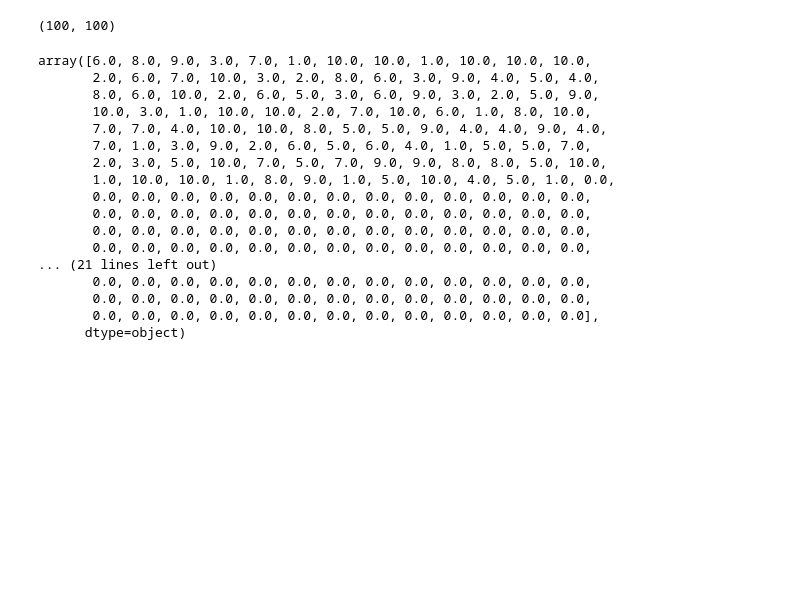
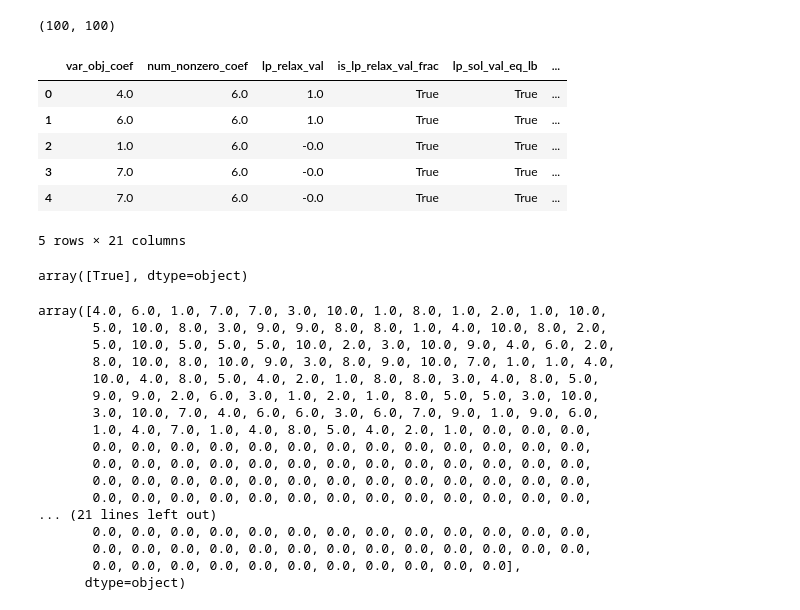
Before and after one commit to jinyi12/Data-driven-Optimization-of-EV-Charging-Coordination, a Jupyter notebook: preprocess_corlat.ipynb, the cells around one changed output. Cells and saved outputs as stored; diff of their text form; code cells hidden in the pictures; blank space fills up the shorter version.

```diff
--- a/preprocess_corlat.ipynb
+++ b/preprocess_corlat.ipynb
@@ -39,4 +43,4 @@ pickle_files = os.listdir("Data/corlat/pickle_raw_data/")
 # %%
-for file in pickle_files:
+for file in pickle_filenames:
     with open("Data/corlat/pickle_raw_data/"+file, "rb") as f:
         corlat_dataset.append(pkl.load(f))
@@ -57,3 +83,6 @@ with open("Data/corlat/processed_data/corlat_dataset.pkl", "wb") as f:
+# %%
+with open("Data/corlat/processed_data/corlat_dataset.pkl", "rb") as f:
+    corlat_dataset = pkl.load(f)
 # %%
 # print the keys of the dataset
 print("keys: ", corlat_dataset[0].keys())
@@ -203,12 +232,12 @@ corlat_dataset[0]["var_node_features"].head()
 # now one hot encode var_type column
 # ('C' for continuous, 'B' for binary, 'I' for integer, 'S' for semi-continuous, or 'N' for semi-integer).
 # Therefore we result in a total of 5 columns for var_type after one hot encoding
-# The dataset only contains 'C' and 'B' for var_type so we only need 2 columns
+
+categories = ['C', 'B', 'I', 'S', 'N']
+
 for i in range(len(corlat_dataset)):
+    corlat_dataset[i]["var_node_features"]["var_type"] = pd.Categorical(corlat_dataset[i]["var_node_features"]["var_type"], categories=categories)
     dummies = pd.get_dummies(corlat_dataset[i]["var_node_features"]["var_type"], prefix="var_type", prefix_sep="_")
-
-    # simple unit test to make sure that the one hot encoding converts the var_type column to 2 columns
-    assert dummies.shape[1] == 2
 
     # add the one hot encoded columns to the dataframe
     corlat_dataset[i]["var_node_features"] = pd.concat(
@@ -314,11 +344,11 @@ print(constraint_types)
 {'=', '<'}
 # %%
 # now one hot encode constraint_type column
+constraint_categories = ['<', '>', '=']
 for i in range(len(corlat_dataset)):
+    corlat_dataset[i]["constraint_node_features"]["constraint_type"] = pd.Categorical(corlat_dataset[i]["constraint_node_features"]["constraint_type"], categories=constraint_categories)
     dummies = pd.get_dummies(corlat_dataset[i]["constraint_node_features"]["constraint_type"], prefix="constraint_type", prefix_sep="_")
 
-    # simple unit test to make sure that the one hot encoding converts the constraint_type column is correct shape
-    assert dummies.shape[1] == 2
 
     # add the one hot encoded columns to the dataframe
     corlat_dataset[i]["constraint_node_features"] = pd.concat(
@@ -404,17 +434,31 @@ with open("Data/corlat/processed_data/corlat_preprocessed.pickle", "wb") as f:
 # load the preprocessed dataset
 with open("Data/corlat/processed_data/corlat_preprocessed.pickle", "rb") as f:
     preprocessed_corlat_dataset = pkl.load(f)
+# %%
+corlat_dataset[1050]["var_node_features"].head()
+# %% [output]
+|  | var_obj_coef | num_nonzero_coef | lp_relax_val | is_lp_relax_val_frac | lp_sol_val_eq_lb | ... |
+| 0 | 4.0 | 6.0 | 1.0 | True | True | ... |
+| 1 | 6.0 | 6.0 | 1.0 | True | True | ... |
+| 2 | 1.0 | 6.0 | -0.0 | True | True | ... |
+| 3 | 7.0 | 6.0 | -0.0 | True | True | ... |
+| 4 | 7.0 | 6.0 | -0.0 | True | True | ... |
+5 rows × 21 columns
+# %%
+preprocessed_corlat_dataset[1050]["var_node_features"].values.reshape(1, -1)[:, 4]
+# %% [output]
+array([True], dtype=object)
 # %%
-preprocessed_corlat_dataset[1050]["var_node_features"].values.ravel()[::18]
+preprocessed_corlat_dataset[1050]["var_node_features"].values.ravel()[::21]
 # %% [output]
-array([6.0, 8.0, 9.0, 3.0, 7.0, 1.0, 10.0, 10.0, 1.0, 10.0, 10.0, 10.0,
-       2.0, 6.0, 7.0, 10.0, 3.0, 2.0, 8.0, 6.0, 3.0, 9.0, 4.0, 5.0, 4.0,
-       8.0, 6.0, 10.0, 2.0, 6.0, 5.0, 3.0, 6.0, 9.0, 3.0, 2.0, 5.0, 9.0,
-       10.0, 3.0, 1.0, 10.0, 10.0, 2.0, 7.0, 10.0, 6.0, 1.0, 8.0, 10.0,
-       7.0, 7.0, 4.0, 10.0, 10.0, 8.0, 5.0, 5.0, 9.0, 4.0, 4.0, 9.0, 4.0,
-       7.0, 1.0, 3.0, 9.0, 2.0, 6.0, 5.0, 6.0, 4.0, 1.0, 5.0, 5.0, 7.0,
-       2.0, 3.0, 5.0, 10.0, 7.0, 5.0, 7.0, 9.0, 9.0, 8.0, 8.0, 5.0, 10.0,
-       1.0, 10.0, 10.0, 1.0, 8.0, 9.0, 1.0, 5.0, 10.0, 4.0, 5.0, 1.0, 0.0,
+array([4.0, 6.0, 1.0, 7.0, 7.0, 3.0, 10.0, 1.0, 8.0, 1.0, 2.0, 1.0, 10.0,
+       5.0, 10.0, 8.0, 3.0, 9.0, 9.0, 8.0, 8.0, 1.0, 4.0, 10.0, 8.0, 2.0,
+       5.0, 10.0, 5.0, 5.0, 5.0, 10.0, 2.0, 3.0, 10.0, 9.0, 4.0, 6.0, 2.0,
+       8.0, 10.0, 8.0, 10.0, 9.0, 3.0, 8.0, 9.0, 10.0, 7.0, 1.0, 1.0, 4.0,
+       10.0, 4.0, 8.0, 5.0, 4.0, 2.0, 1.0, 8.0, 8.0, 3.0, 4.0, 8.0, 5.0,
+       9.0, 9.0, 2.0, 6.0, 3.0, 1.0, 2.0, 1.0, 8.0, 5.0, 5.0, 3.0, 10.0,
+       3.0, 10.0, 7.0, 4.0, 6.0, 6.0, 3.0, 6.0, 7.0, 9.0, 1.0, 9.0, 6.0,
+       1.0, 4.0, 7.0, 1.0, 4.0, 8.0, 5.0, 4.0, 2.0, 1.0, 0.0, 0.0, 0.0,
        0.0, 0.0, 0.0, 0.0, 0.0, 0.0, 0.0, 0.0, 0.0, 0.0, 0.0, 0.0, 0.0,
        0.0, 0.0, 0.0, 0.0, 0.0, 0.0, 0.0, 0.0, 0.0, 0.0, 0.0, 0.0, 0.0,
        0.0, 0.0, 0.0, 0.0, 0.0, 0.0, 0.0, 0.0, 0.0, 0.0, 0.0, 0.0, 0.0,
@@ -422,7 +466,7 @@ array([6.0, 8.0, 9.0, 3.0, 7.0, 1.0, 10.0, 10.0, 1.0, 10.0, 10.0, 10.0,
 ... (21 lines left out)
        0.0, 0.0, 0.0, 0.0, 0.0, 0.0, 0.0, 0.0, 0.0, 0.0, 0.0, 0.0, 0.0,
        0.0, 0.0, 0.0, 0.0, 0.0, 0.0, 0.0, 0.0, 0.0, 0.0, 0.0, 0.0, 0.0,
-       0.0, 0.0, 0.0, 0.0, 0.0, 0.0, 0.0, 0.0, 0.0, 0.0, 0.0, 0.0, 0.0],
+       0.0, 0.0, 0.0, 0.0, 0.0, 0.0, 0.0, 0.0, 0.0, 0.0, 0.0],
       dtype=object)
 # %%
 # for all solutions print shape
```
Also changed, not shown: parts of 9 cells of this notebook, 3 other files.
